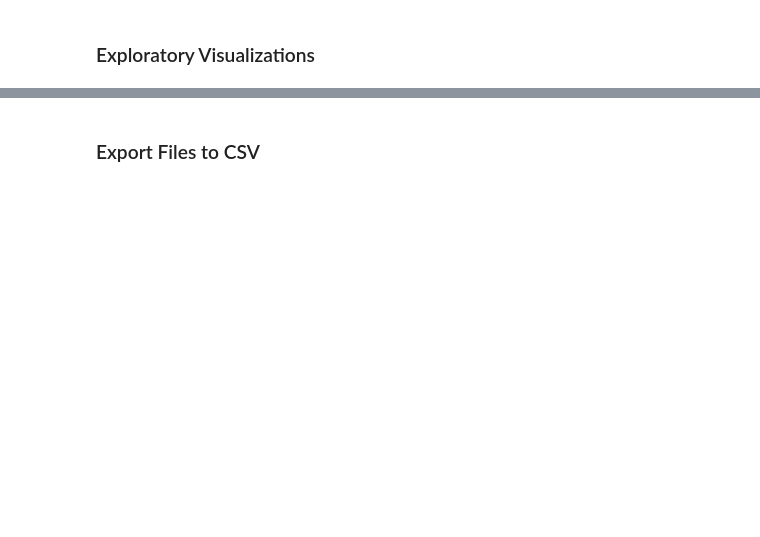
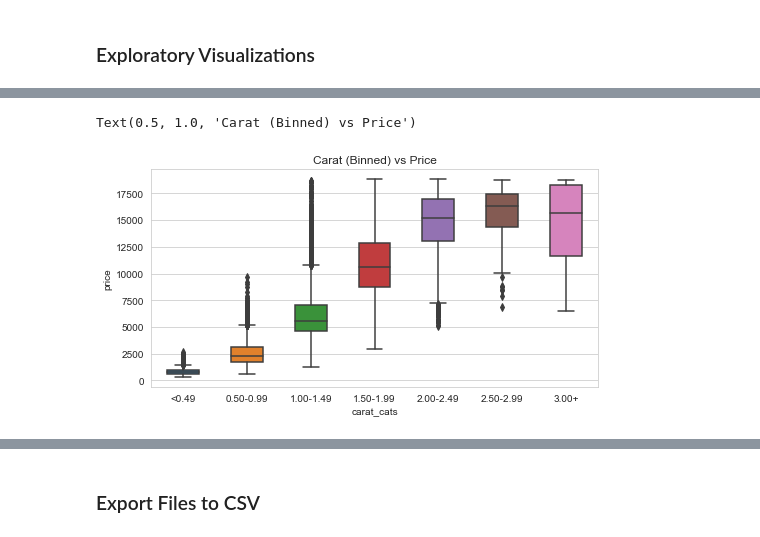
Before and after one commit to nnushart/Capstone3_DiamondPricePrediction, a Jupyter notebook: Notebooks/EDA_Capstone3_DiamondPrices.ipynb, the cells around one changed output, grey strips where cells are left out. Saved outputs shown, nothing was run; the diff lists cells and outputs as text; code cells hidden in the pictures; blank space fills up the shorter version.

```diff
--- a/Notebooks/EDA_Capstone3_DiamondPrices.ipynb
+++ b/Notebooks/EDA_Capstone3_DiamondPrices.ipynb
@@ -41,0 +169,10 @@ diamonds_df['pricePerCarat'] = diamonds_df['price'] / diamonds_df['carat']
+# %%
+
+plt.figure(figsize=(8,4))
+
+sns.boxplot(x='carat_cats', y='price', data=diamonds_df, width=0.5)
+
+plt.title('Carat (Binned) vs Price')
+# %% [output]
+Text(0.5, 1.0, 'Carat (Binned) vs Price')
+[figure, added]
```
Also changed, not shown: parts of 23 cells of this notebook.
